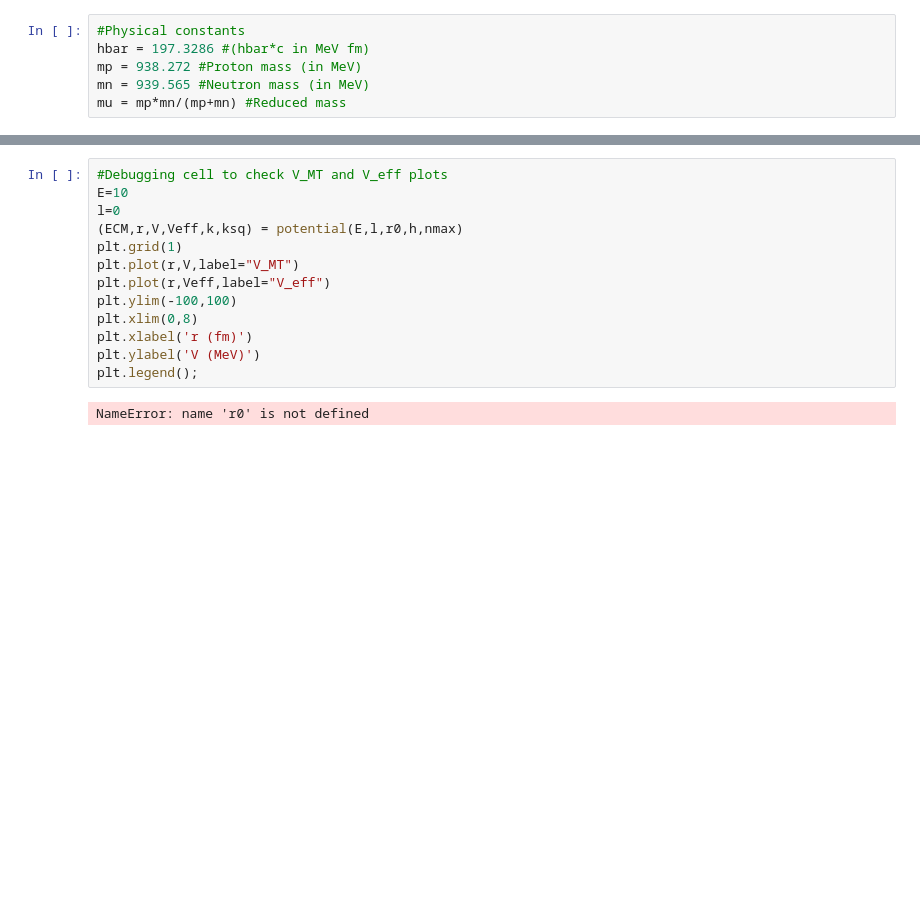
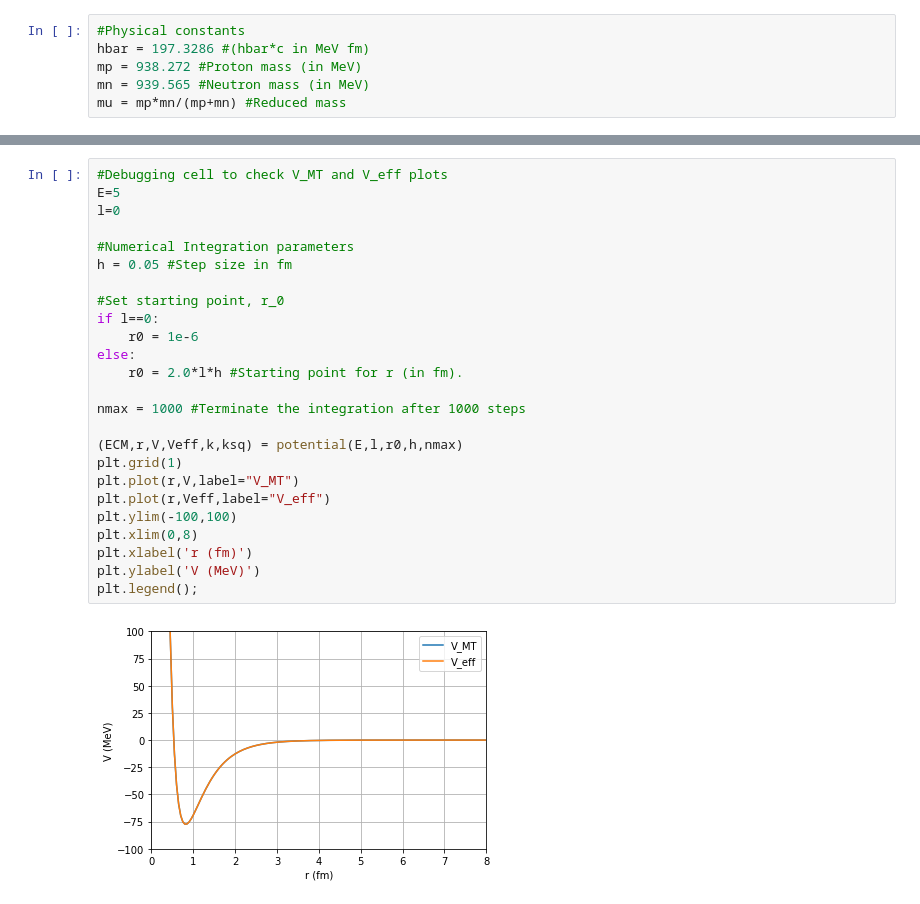
Before and after one commit to ChadUmmel/TALENT, a Jupyter notebook: HW1.ipynb, the cells around one changed output, grey strips where cells are left out. Saved outputs shown, nothing was run; the diff lists cells and outputs as text; blank space fills up the shorter version.

```diff
--- a/HW1.ipynb
+++ b/HW1.ipynb
@@ -86,17 +95,29 @@ plt.legend();
 # %%
 #Debugging cell to check V_MT and V_eff plots
-E=10
+E=5
 l=0
+
+#Numerical Integration parameters
+h = 0.05 #Step size in fm
+
+#Set starting point, r_0
+if l==0:
+    r0 = 1e-6
+else:
+    r0 = 2.0*l*h #Starting point for r (in fm).
+
+nmax = 1000 #Terminate the integration after 1000 steps
+
 (ECM,r,V,Veff,k,ksq) = potential(E,l,r0,h,nmax)
 plt.grid(1)
 plt.plot(r,V,label="V_MT")
 plt.plot(r,Veff,label="V_eff")
 plt.ylim(-100,100)
 plt.xlim(0,8)
 plt.xlabel('r (fm)')
 plt.ylabel('V (MeV)')
 plt.legend();
 # %% [output]
-NameError: name 'r0' is not defined
+[figure, added]
 # %%
 #Debugging cell to check plot of wavefunction against asymptotic behavior
```
Also changed, not shown: parts of 5 cells of this notebook.
